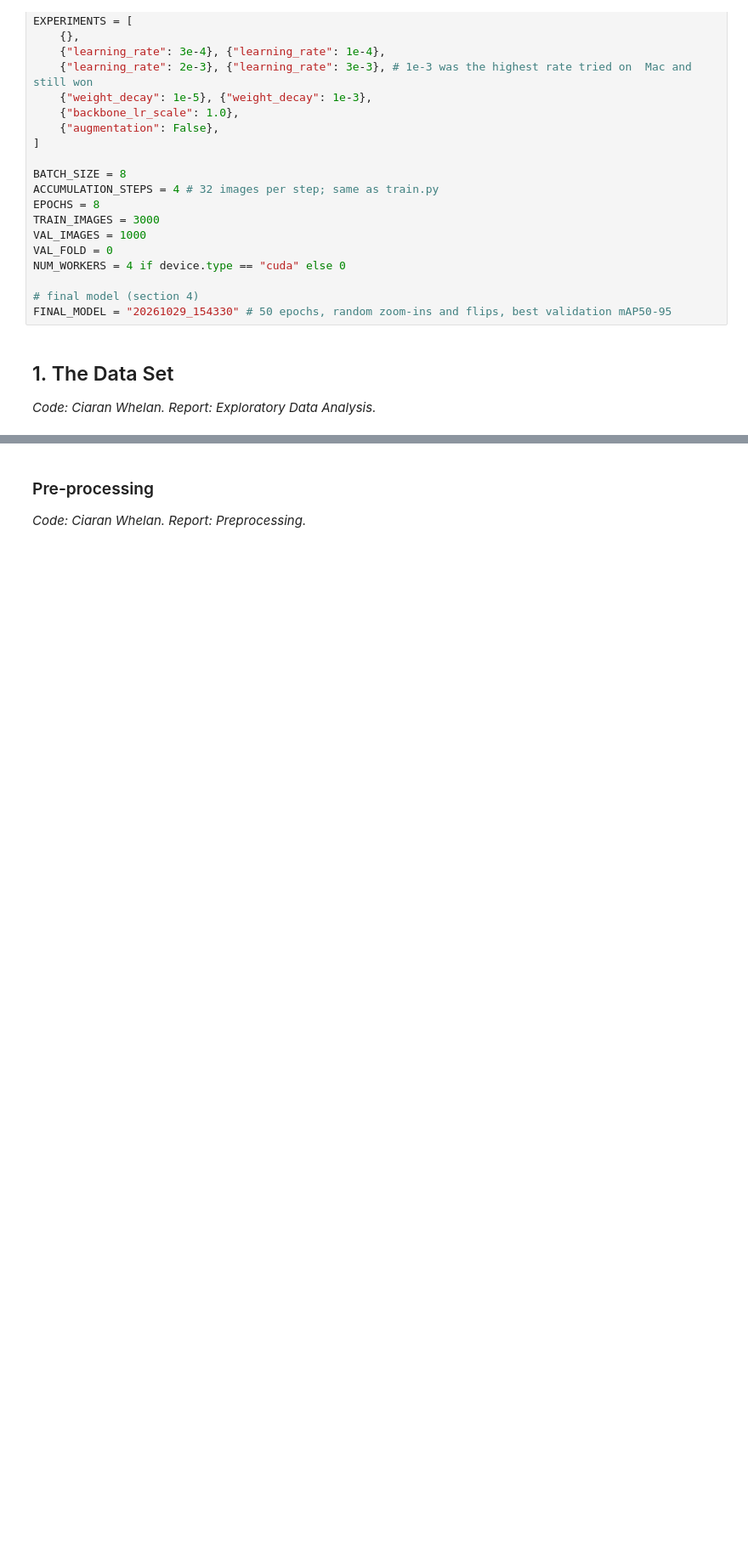
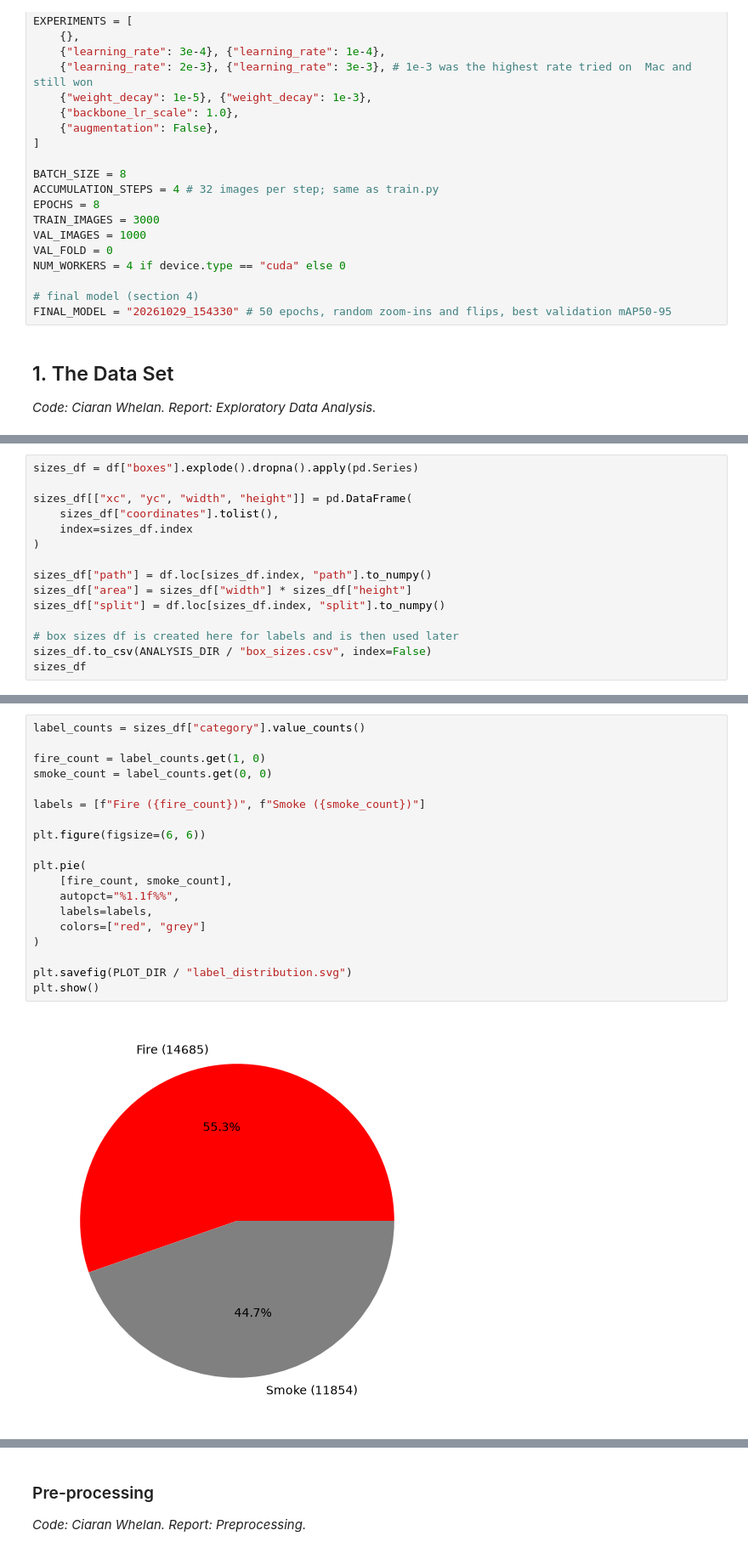
Before and after one commit to CiaranW005/CS4287-CNN-Assignment-Fire-Smoke-Detection, a Jupyter notebook: notebooks/final/CS4287-Assign2-23370211-23304472-23371137.ipynb, the cells around one changed output, grey strips where cells are left out. Shown at 85% size. Cells and saved outputs as stored; diff of their text form; blank space fills up the shorter version.

```diff
--- a/notebooks/final/CS4287-Assign2-23370211-23304472-23371137.ipynb
+++ b/notebooks/final/CS4287-Assign2-23370211-23304472-23371137.ipynb
@@ -159,0 +552,15 @@ df.groupby("split").size()
+# %%
+sizes_df = df["boxes"].explode().dropna().apply(pd.Series)
+
+sizes_df[["xc", "yc", "width", "height"]] = pd.DataFrame(
+    sizes_df["coordinates"].tolist(),
+    index=sizes_df.index
+)
+
+sizes_df["path"] = df.loc[sizes_df.index, "path"].to_numpy()
+sizes_df["area"] = sizes_df["width"] * sizes_df["height"]
+sizes_df["split"] = df.loc[sizes_df.index, "split"].to_numpy()
+
+# box sizes df is created here for labels and is then used later
+sizes_df.to_csv(ANALYSIS_DIR / "box_sizes.csv", index=False)
+sizes_df
@@ -159,0 +581,21 @@ df.groupby("split").size()
+# %%
+label_counts = sizes_df["category"].value_counts()
+
+fire_count = label_counts.get(1, 0)
+smoke_count = label_counts.get(0, 0)
+
+labels = [f"Fire ({fire_count})", f"Smoke ({smoke_count})"]
+
+plt.figure(figsize=(6, 6))
+
+plt.pie(
+    [fire_count, smoke_count],
+    autopct="%1.1f%%",
+    labels=labels,
+    colors=["red", "grey"]
+)
+
+plt.savefig(PLOT_DIR / "label_distribution.svg")
+plt.show()
+# %% [output]
+[figure, added]
```
Also changed, not shown: parts of 128 cells of this notebook.
